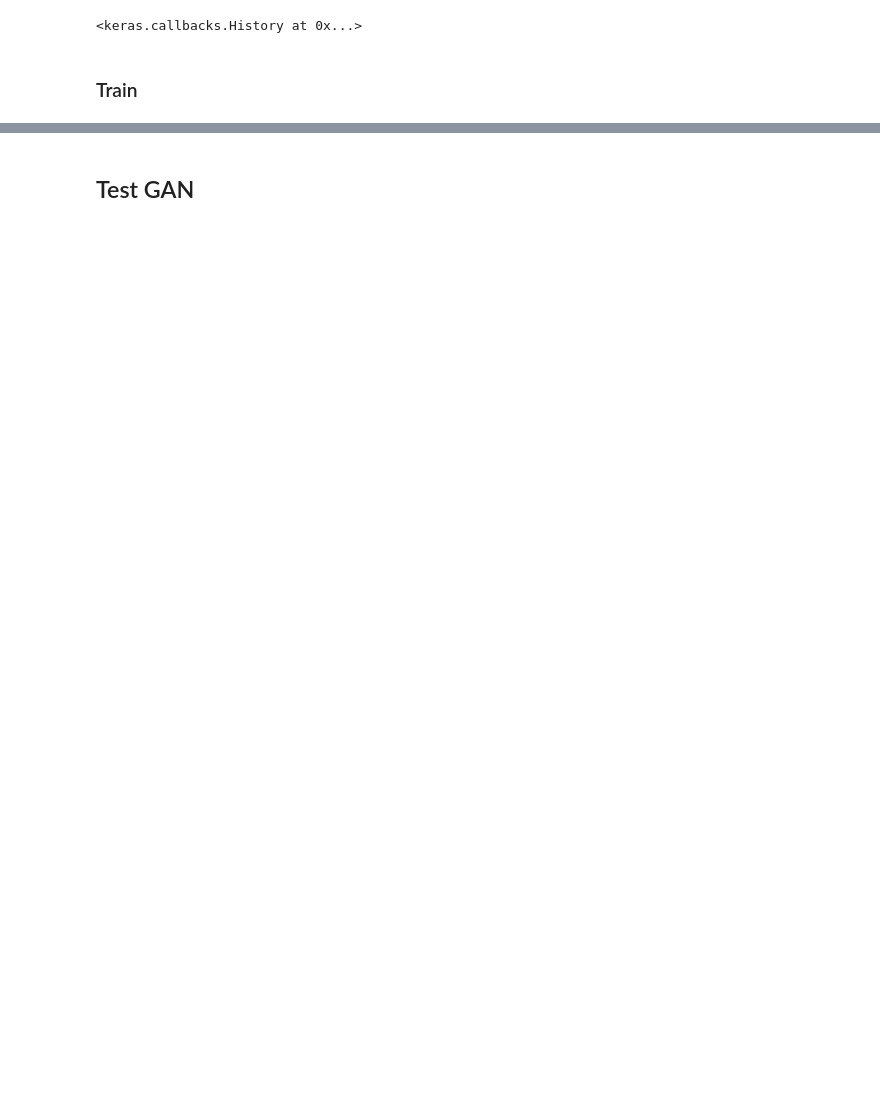
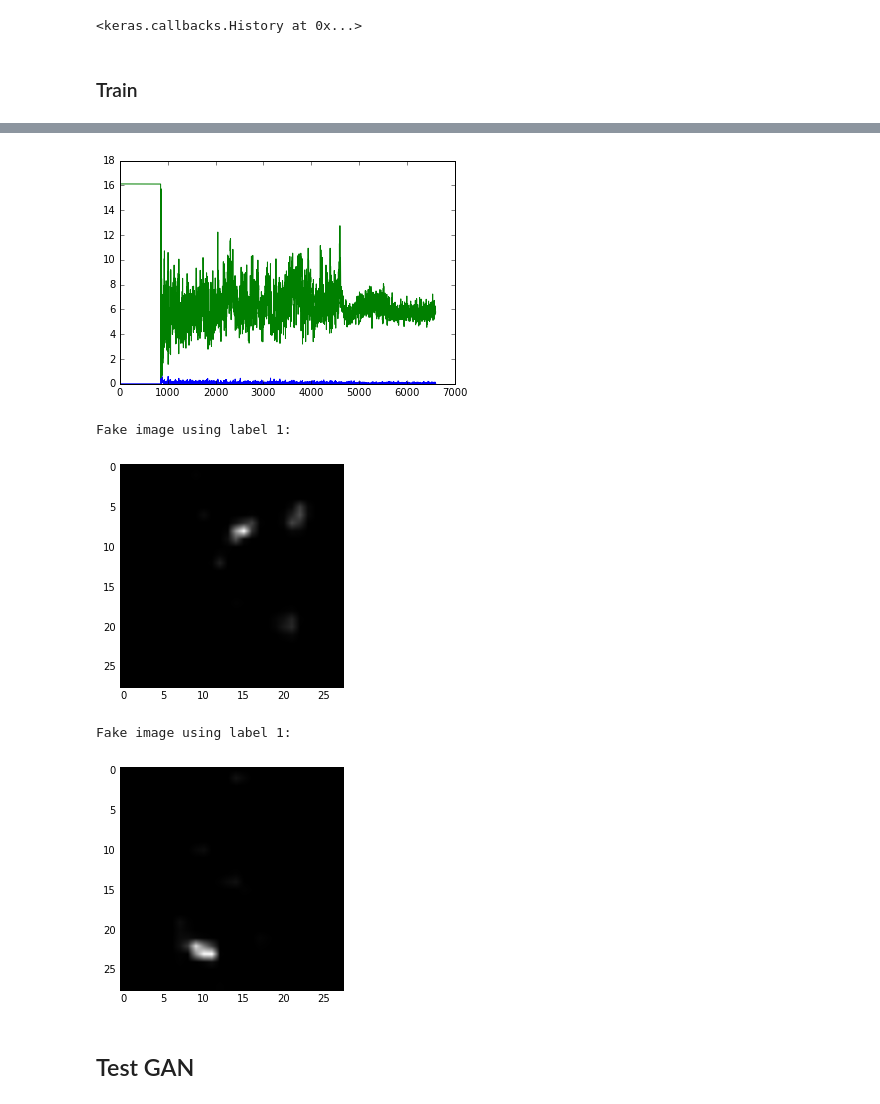
Before and after one commit to angadgill/conditional_cnn_gan, a Jupyter notebook: Class_Conditional_CNN_GAN.ipynb, the cells around one changed output, grey strips where cells are left out. Cells and saved outputs as stored; diff of their text form; code cells hidden in the pictures; blank space fills up the shorter version.

```diff
--- a/Class_Conditional_CNN_GAN.ipynb
+++ b/Class_Conditional_CNN_GAN.ipynb
@@ -292,0 +336,3 @@ KeyboardInterrupt:
+# %%
+train(1000, d_losses, gan_losses)
+# %% [output]
@@ -293,2 +343,7 @@ KeyboardInterrupt:
+[figure, added]
+Fake image using label 1:
+[figure, added]
+Fake image using label 1:
+[figure, added]
 # %% [markdown]
 ## Test GAN
```
Also changed, not shown: parts of 22 cells of this notebook.
